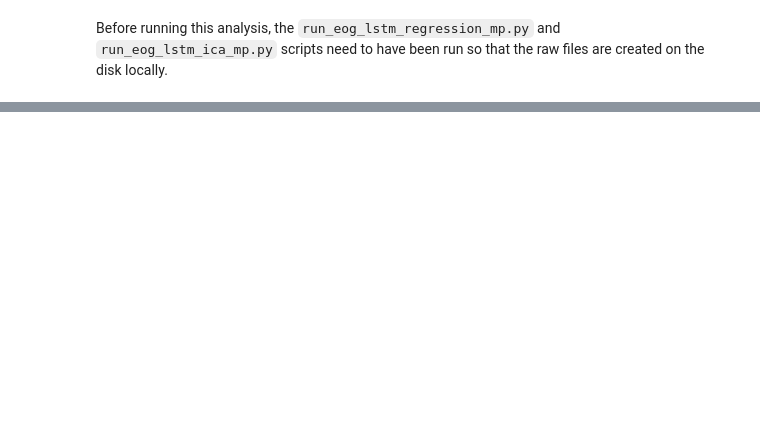
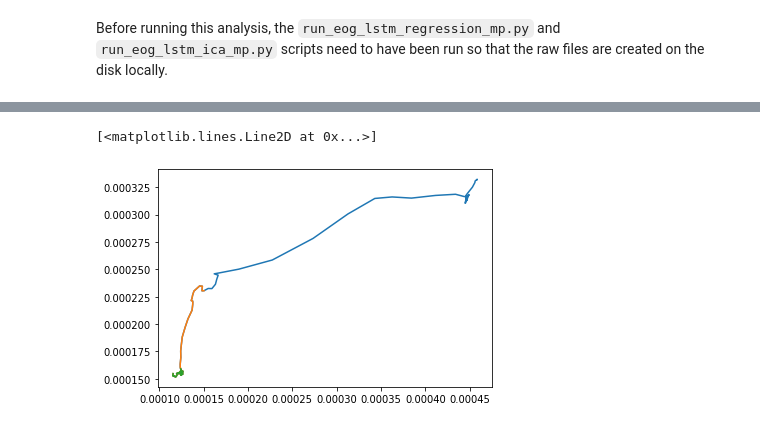
Before and after one commit to lina-usc/eog-learn, a Jupyter notebook: slurm/LSTM_compute_xr.ipynb, the cells around one changed output, grey strips where cells are left out. Cells and saved outputs as stored; diff of their text form; code cells hidden in the pictures; blank space fills up the shorter version.

```diff
--- a/slurm/LSTM_compute_xr.ipynb
+++ b/slurm/LSTM_compute_xr.ipynb
@@ -67,7 +58,6 @@ def get_insts(fname_clean, event_ids=None):
                     "L-GAZE-Y": ("eyegaze", "px", "left", "y"),
                     "L-AREA": ("pupil", "au", "left")}
             mne.preprocessing.eyetracking.set_channel_types_eyetrack(raw["original"], mapping)
-            evoked_eye = get_evoked(raw["original"], "eyegaze", events, event_ids)
 
         if "TIME" in raw[kind].ch_names:
             raw[kind].drop_channels(["TIME"])
@@ -78,7 +68,24 @@ def get_insts(fname_clean, event_ids=None):
 
         evoked[kind] = get_evoked(raw[kind], "eeg", events, event_ids)
 
-    return raw, evoked, evoked_eye
+    return raw, evoked
+
+
+def get_evoked_eye(fname_clean, event_ids=None):
+    fname = Path(str(fname_clean).replace("clean", "original"))
+    if not fname.exists():
+        return None
+
+    raw = mne.io.read_raw_edf(fname, verbose=False)
+    annotations  = raw.copy().drop_channels(['L-GAZE-X', 'L-GAZE-Y', 'L-AREA']).annotations
+
+    raw.set_annotations(annotations)
+    events, _ = mne.events_from_annotations(raw, regexp="^[0-9]*$", verbose=False)
+    mapping = {"L-GAZE-X": ('eyegaze', 'px', 'left', 'x'),
+            "L-GAZE-Y": ("eyegaze", "px", "left", "y"),
+            "L-AREA": ("pupil", "au", "left")}
+    mne.preprocessing.eyetracking.set_channel_types_eyetrack(raw, mapping)
+    return get_evoked(raw, "eyegaze", events, event_ids, baseline=None)
 # %%
 def rms(x):
   return np.sqrt(np.mean(x**2, axis=1))
@@ -228,0 +261,17 @@ pd.concat(topo_ev_df.values()).melt(id_vars=["subject", "run", "kind", "event_id
+# %%
+fname = list(Path("processed").glob("*_original.edf"))[0]
+
+evoked_eye = get_evoked_eye(fname, event_ids=None)
+# %%
+for event_id in evoked_eye:
+    evoked_eye[event_id]
+# %%
+import matplotlib.pyplot as plt
+x, y = evoked_eye[event_id].get_data()
+times = evoked_eye[event_id].times
+plt.plot(x, y)
+plt.plot(x[times > 0.3], y[times > 0.3])
+plt.plot(x[times > 0.5], y[times > 0.5])
+# %% [output]
+[<matplotlib.lines.Line2D at 0x...>]
+[figure, added]
```
Also changed, not shown: parts of 4 cells of this notebook, 3 other files.
